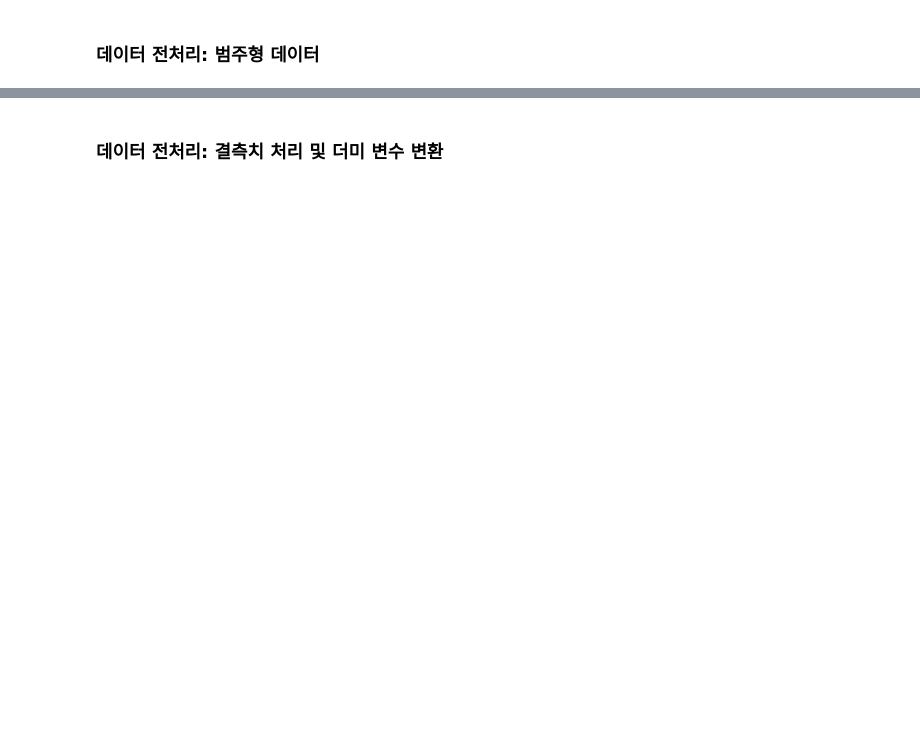
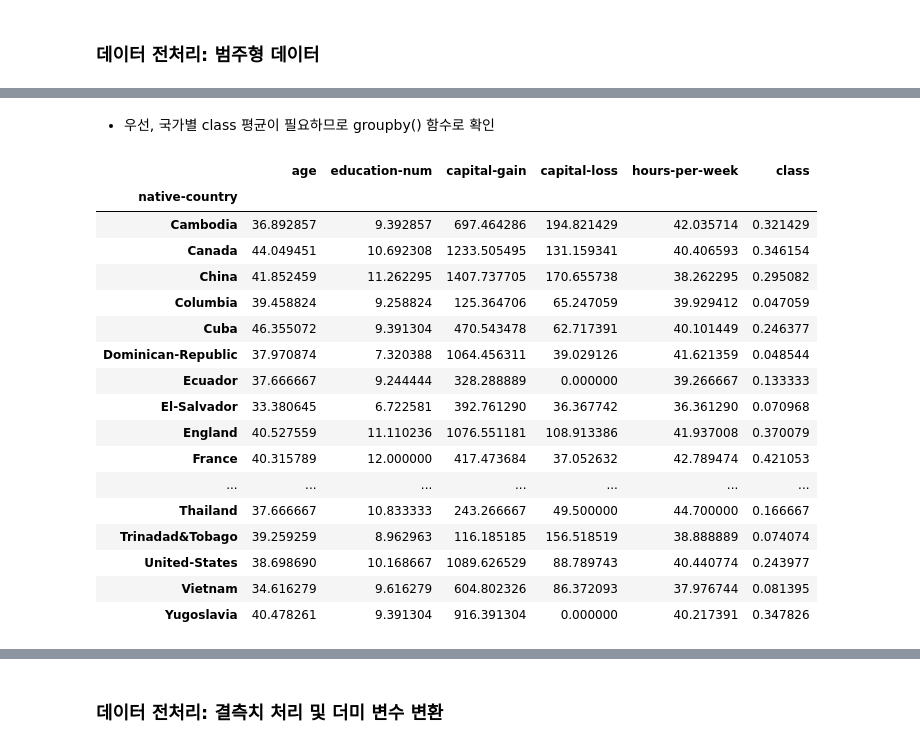
Before and after one commit to HSYhrae/TIL, a Jupyter notebook: Decision_Tree(salary).ipynb, the cells around one changed output, grey strips where cells are left out. Saved outputs shown, nothing was run; the diff lists cells and outputs as text; code cells hidden in the pictures; blank space fills up the shorter version.

```diff
--- a/Decision_Tree(salary).ipynb
+++ b/Decision_Tree(salary).ipynb
@@ -106,0 +109,2 @@ data.describe(include = 'all')
+# %%
+data['class'] = data['class'].map({'<=50K': 0, '>50K': 1})
@@ -106,0 +279,2 @@ data.describe(include = 'all')
+# %%
+data.drop('education', axis = 1, inplace = True)
@@ -106,0 +330,23 @@ data.describe(include = 'all')
+# %% [markdown]
+- 우선, 국가별 class 평균이 필요하므로 groupby() 함수로 확인
+# %%
+data.groupby('native-country').mean()
+# %% [output]
+|  | age | education-num | capital-gain | capital-loss | hours-per-week | class |
+| native-country |  |  |  |  |  |  |
+| Cambodia | 36.892857 | 9.392857 | 697.464286 | 194.821429 | 42.035714 | 0.321429 |
+| Canada | 44.049451 | 10.692308 | 1233.505495 | 131.159341 | 40.406593 | 0.346154 |
+| China | 41.852459 | 11.262295 | 1407.737705 | 170.655738 | 38.262295 | 0.295082 |
+| Columbia | 39.458824 | 9.258824 | 125.364706 | 65.247059 | 39.929412 | 0.047059 |
+| Cuba | 46.355072 | 9.391304 | 470.543478 | 62.717391 | 40.101449 | 0.246377 |
+| Dominican-Republic | 37.970874 | 7.320388 | 1064.456311 | 39.029126 | 41.621359 | 0.048544 |
+| Ecuador | 37.666667 | 9.244444 | 328.288889 | 0.000000 | 39.266667 | 0.133333 |
+| El-Salvador | 33.380645 | 6.722581 | 392.761290 | 36.367742 | 36.361290 | 0.070968 |
+| England | 40.527559 | 11.110236 | 1076.551181 | 108.913386 | 41.937008 | 0.370079 |
+| France | 40.315789 | 12.000000 | 417.473684 | 37.052632 | 42.789474 | 0.421053 |
+| ... | ... | ... | ... | ... | ... | ... |
+| Thailand | 37.666667 | 10.833333 | 243.266667 | 49.500000 | 44.700000 | 0.166667 |
+| Trinadad&Tobago | 39.259259 | 8.962963 | 116.185185 | 156.518519 | 38.888889 | 0.074074 |
+| United-States | 38.698690 | 10.168667 | 1089.626529 | 88.789743 | 40.440774 | 0.243977 |
+| Vietnam | 34.616279 | 9.616279 | 604.802326 | 86.372093 | 37.976744 | 0.081395 |
+| Yugoslavia | 40.478261 | 9.391304 | 916.391304 | 0.000000 | 40.217391 | 0.347826 |
```
Also changed, not shown: parts of 77 cells of this notebook.
